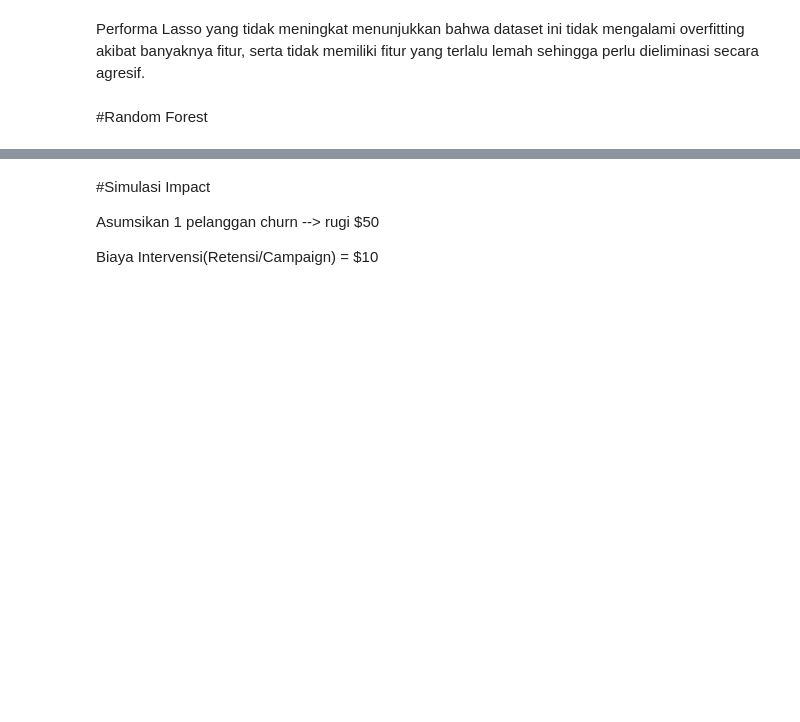
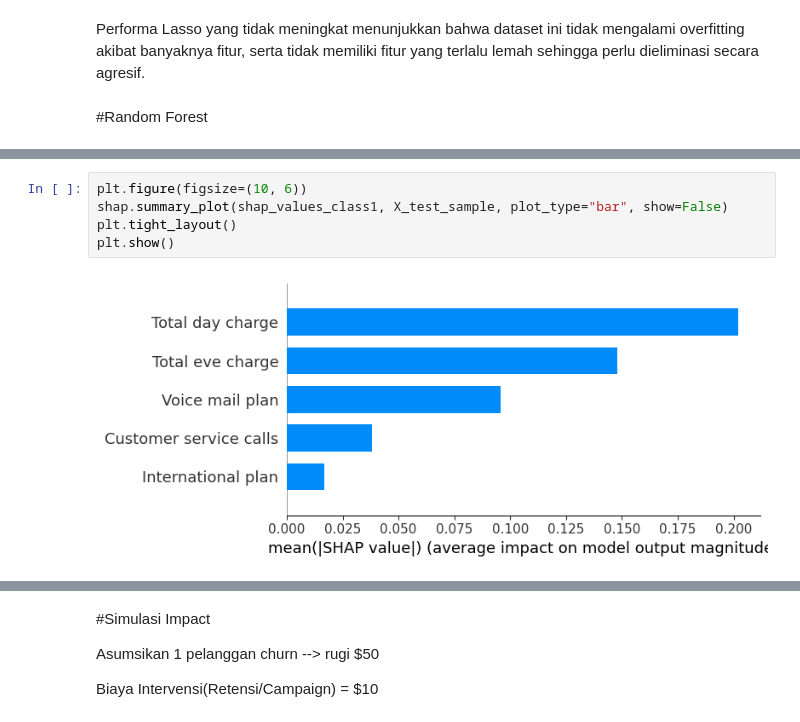
Before and after one commit to mafudsetiono/Churn-Analysis, a Jupyter notebook: Churn_Classification.ipynb, the cells around one changed output, grey strips where cells are left out. Drawn from its saved outputs; the diff is of its cells as text; blank space fills up the shorter version.

```diff
--- a/Churn_Classification.ipynb
+++ b/Churn_Classification.ipynb
@@ -644,0 +748,7 @@ print(coef_df)
+# %%
+plt.figure(figsize=(10, 6))
+shap.summary_plot(shap_values_class1, X_test_sample, plot_type="bar", show=False)
+plt.tight_layout()
+plt.show()
+# %% [output]
+[figure, added]
```
Also changed, not shown: parts of 36 cells of this notebook.
